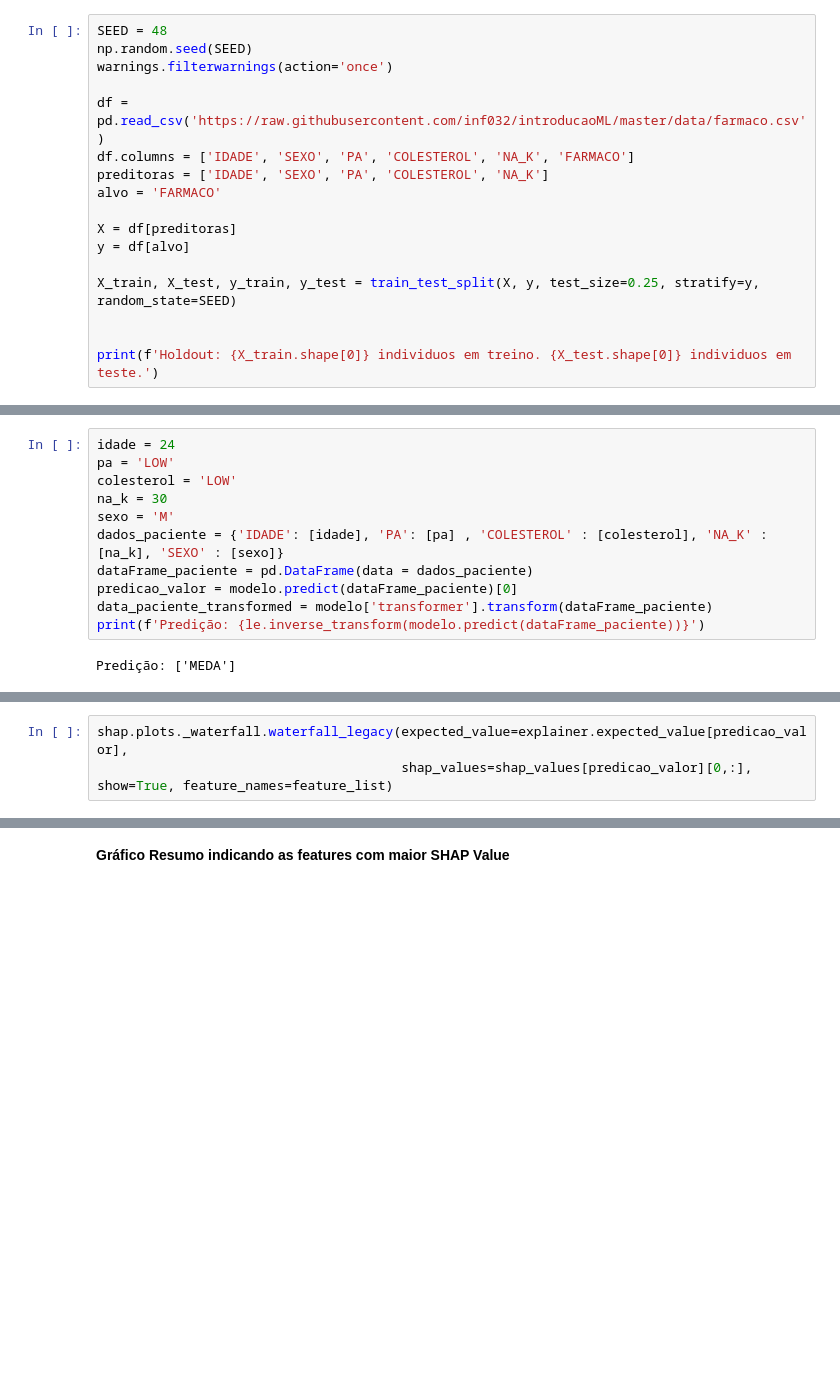
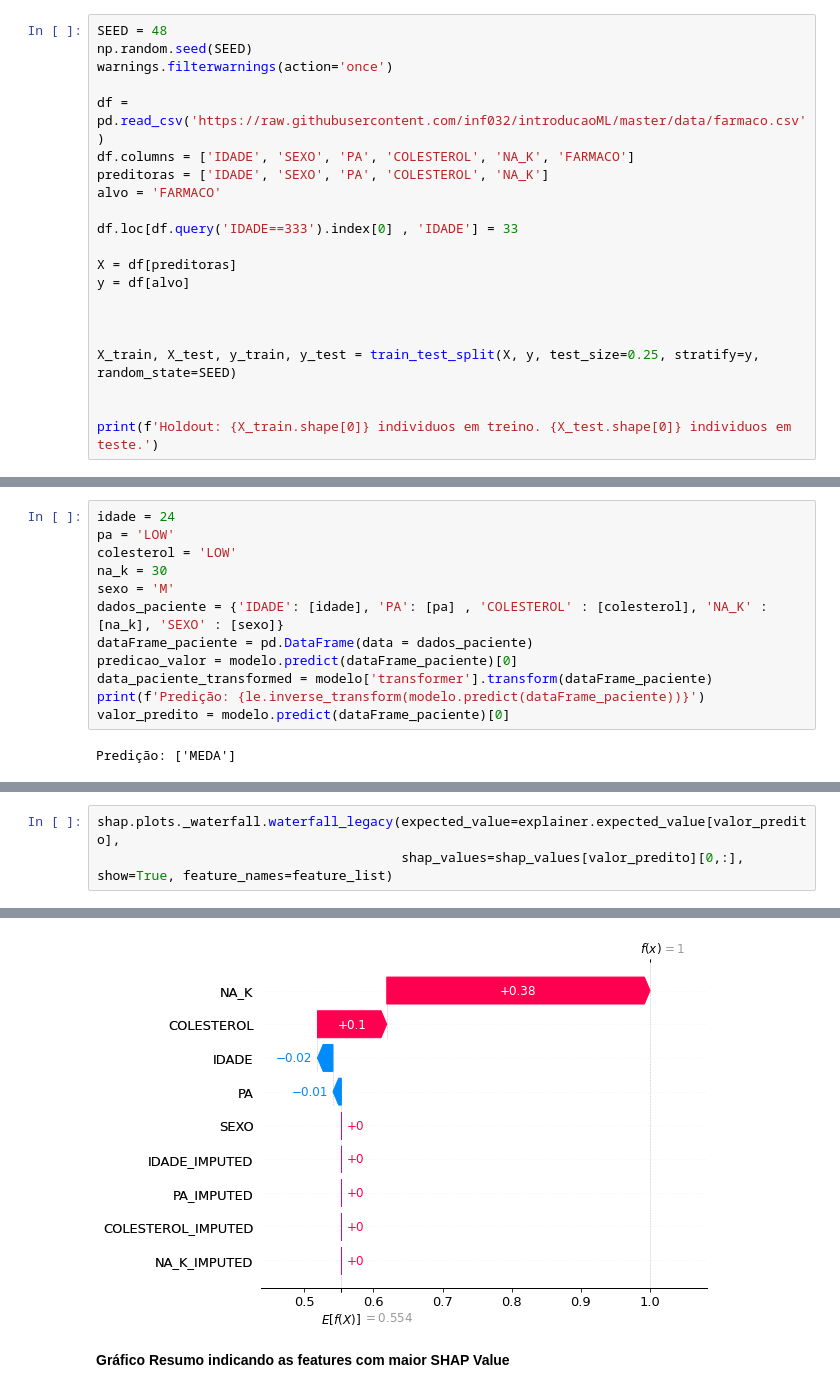
Before and after one commit to inf032/introducaoML, a Jupyter notebook: Farm05.Avaliacao_Preditores.ipynb, the cells around one changed output, grey strips where cells are left out. Drawn from its saved outputs; the diff is of its cells as text; blank space fills up the shorter version.

```diff
--- a/Farm05.Avaliacao_Preditores.ipynb
+++ b/Farm05.Avaliacao_Preditores.ipynb
@@ -136,8 +136,12 @@ df.columns = ['IDADE', 'SEXO', 'PA', 'COLESTEROL', 'NA_K', 'FARMACO']
 preditoras = ['IDADE', 'SEXO', 'PA', 'COLESTEROL', 'NA_K']
 alvo = 'FARMACO'
 
+df.loc[df.query('IDADE==333').index[0] , 'IDADE'] = 33
+
 X = df[preditoras]
 y = df[alvo]
+
+
 
 X_train, X_test, y_train, y_test = train_test_split(X, y, test_size=0.25, stratify=y, random_state=SEED)
 
@@ -347,6 +349,7 @@ dataFrame_paciente = pd.DataFrame(data = dados_paciente)
 predicao_valor = modelo.predict(dataFrame_paciente)[0]
 data_paciente_transformed = modelo['transformer'].transform(dataFrame_paciente)
 print(f'Predição: {le.inverse_transform(modelo.predict(dataFrame_paciente))}')
+valor_predito = modelo.predict(dataFrame_paciente)[0]
 # %% [output]
 Predição: ['MEDA']
 # %%
@@ -359,6 +362,6 @@ shap.force_plot(explainer.expected_value[predicao_valor], shap_values[predicao_v
 Deprecated in NumPy 1.20; for more details and guidance: https://numpy.org/devdocs/release/1.20.0-notes.html#deprecations
 <shap.plots._force.AdditiveForceVisualizer at 0x...>
 # %%
-shap.plots._waterfall.waterfall_legacy(expected_value=explainer.expected_value[predicao_valor],
-                                       shap_values=shap_values[predicao_valor][0,:], show=True, feature_names=feature_list)
+shap.plots._waterfall.waterfall_legacy(expected_value=explainer.expected_value[valor_predito],
+                                       shap_values=shap_values[valor_predito][0,:], show=True, feature_names=feature_list)
 # %% [output]
@@ -366,3 +368,4 @@ IndexError: ignored
+[figure, added]
 # %% [markdown]
 **Gráfico Resumo indicando as features com maior SHAP Value**
 # %%
```
Also changed, not shown: parts of 6 cells of this notebook.
